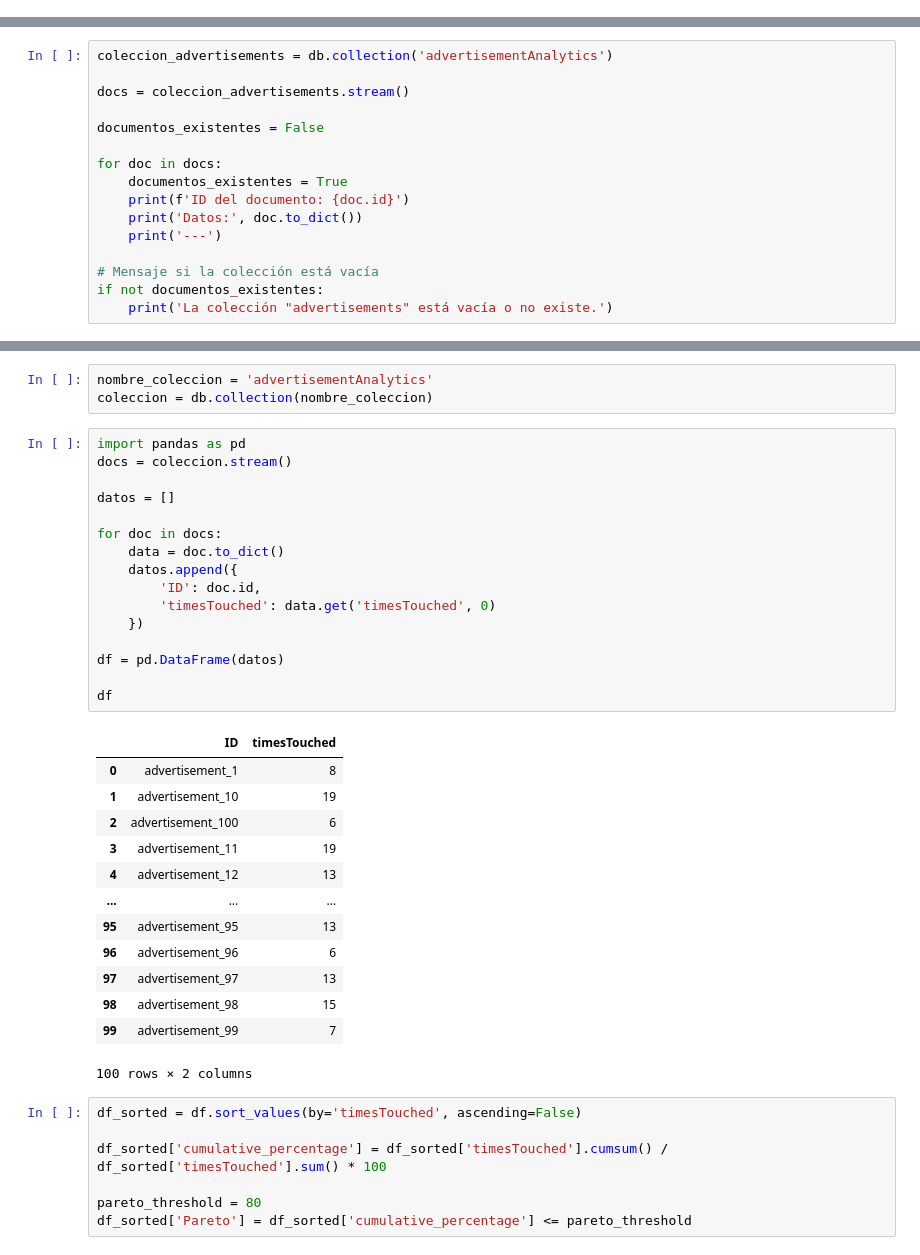
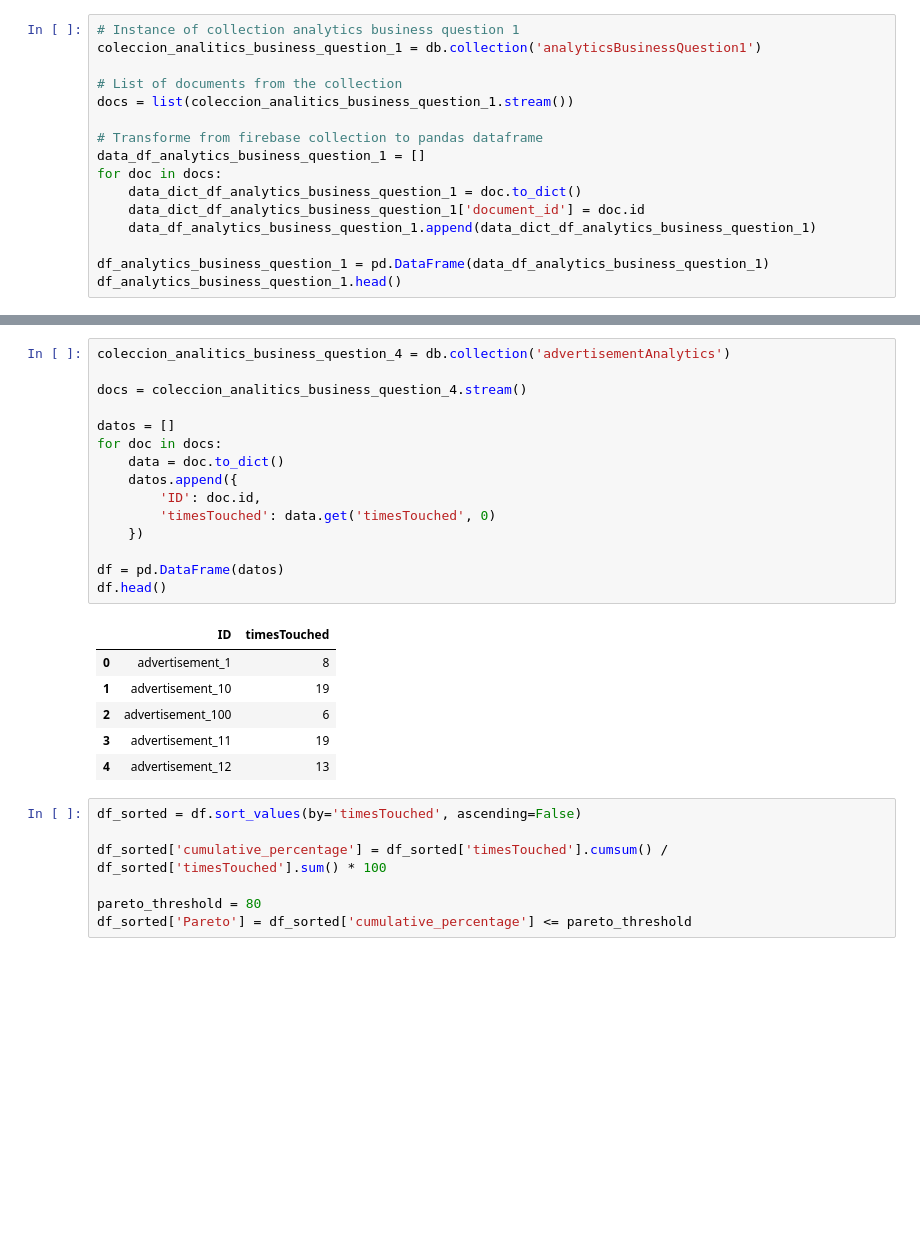
Before and after one commit to MobileDev-SEC02-G21/Senecard_Analytics, a Jupyter notebook: Analytics_Senecard/Analytics_Senecard/Analytics_Senecard.ipynb, the cells around one changed output, grey strips where cells are left out. Saved outputs shown, nothing was run; the diff lists cells and outputs as text; blank space fills up the shorter version.

Commit message:
implementation business question 1

```diff
--- a/Analytics_Senecard/Analytics_Senecard/Analytics_Senecard.ipynb
+++ b/Analytics_Senecard/Analytics_Senecard/Analytics_Senecard.ipynb
@@ -35,0 +29,16 @@ db = firestore.client()
+# %%
+# Instance of collection analytics business question 1
+coleccion_analitics_business_question_1 = db.collection('analyticsBusinessQuestion1')
+
+# List of documents from the collection
+docs = list(coleccion_analitics_business_question_1.stream())
+
+# Transforme from firebase collection to pandas dataframe
+data_df_analytics_business_question_1 = []
+for doc in docs:
+    data_dict_df_analytics_business_question_1 = doc.to_dict()
+    data_dict_df_analytics_business_question_1['document_id'] = doc.id
+    data_df_analytics_business_question_1.append(data_dict_df_analytics_business_question_1)
+
+df_analytics_business_question_1 = pd.DataFrame(data_df_analytics_business_question_1)
+df_analytics_business_question_1.head()
@@ -38,16 +83,0 @@ db = firestore.client()
-# %%
-coleccion_advertisements = db.collection('advertisementAnalytics')
-
-docs = coleccion_advertisements.stream()
-
-documentos_existentes = False
-
-for doc in docs:
-    documentos_existentes = True
-    print(f'ID del documento: {doc.id}')
-    print('Datos:', doc.to_dict())
-    print('---')
-
-# Mensaje si la colección está vacía
-if not documentos_existentes:
-    print('La colección "advertisements" está vacía o no existe.')
@@ -72,36 +84,25 @@ Datos: {'endDate': '20241231', 'image': 'https://firebasestorage.googleapis.com/
-# %%
-nombre_coleccion = 'advertisementAnalytics'
-coleccion = db.collection(nombre_coleccion)
 # %%
-import pandas as pd
-docs = coleccion.stream()
+coleccion_analitics_business_question_4 = db.collection('advertisementAnalytics')
+
+docs = coleccion_analitics_business_question_4.stream()
 
 datos = []
-
 for doc in docs:
     data = doc.to_dict()
     datos.append({
         'ID': doc.id,
         'timesTouched': data.get('timesTouched', 0)
     })
 
 df = pd.DataFrame(datos)
-
-df
+df.head()
 # %% [output]
 |  | ID | timesTouched |
 | 0 | advertisement_1 | 8 |
 | 1 | advertisement_10 | 19 |
 | 2 | advertisement_100 | 6 |
 | 3 | advertisement_11 | 19 |
 | 4 | advertisement_12 | 13 |
-| ... | ... | ... |
-| 95 | advertisement_95 | 13 |
-| 96 | advertisement_96 | 6 |
-| 97 | advertisement_97 | 13 |
-| 98 | advertisement_98 | 15 |
-| 99 | advertisement_99 | 7 |
-100 rows × 2 columns
 # %%
 df_sorted = df.sort_values(by='timesTouched', ascending=False)
 
```
Also changed, not shown: parts of 19 cells of this notebook.
